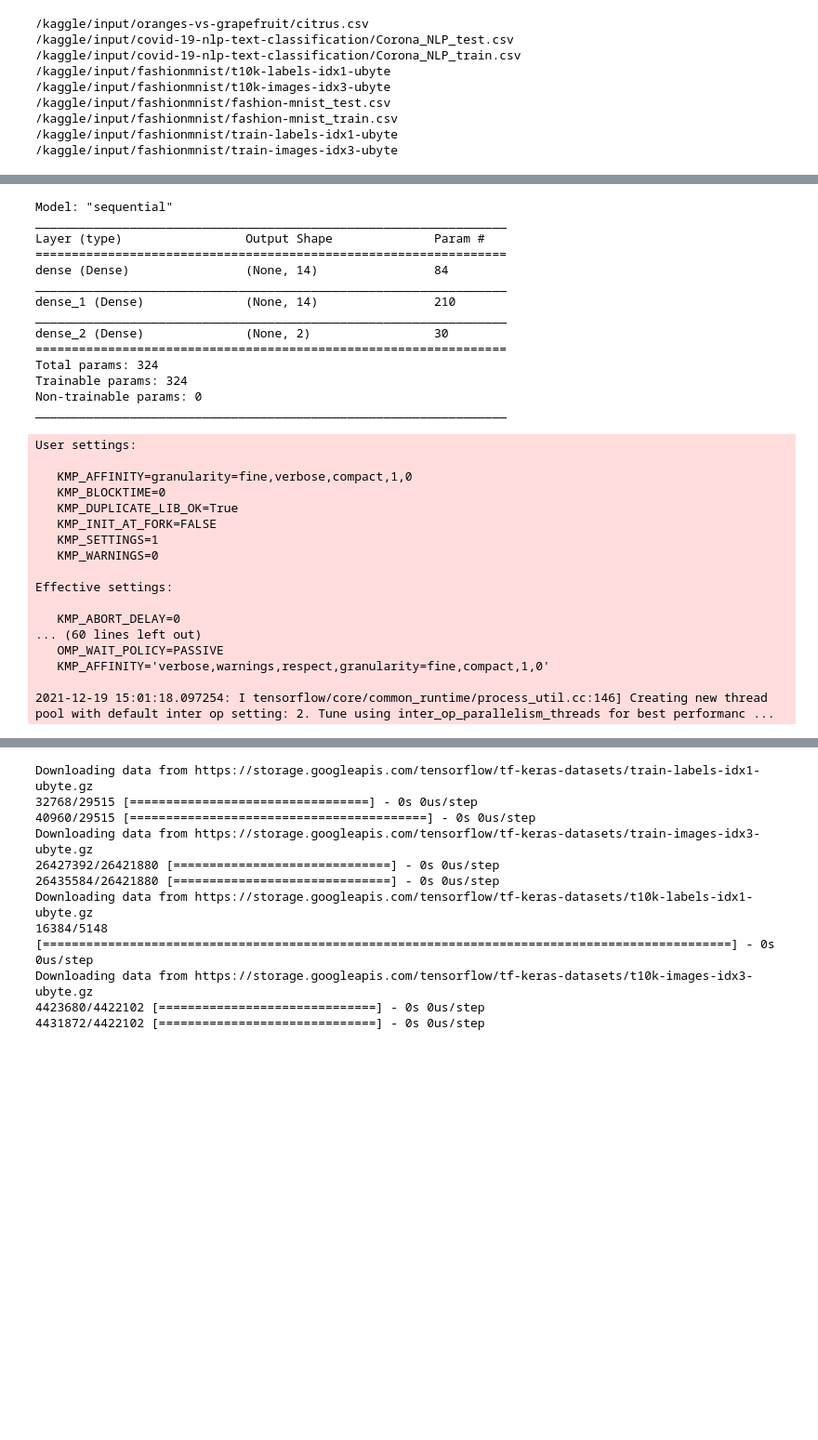
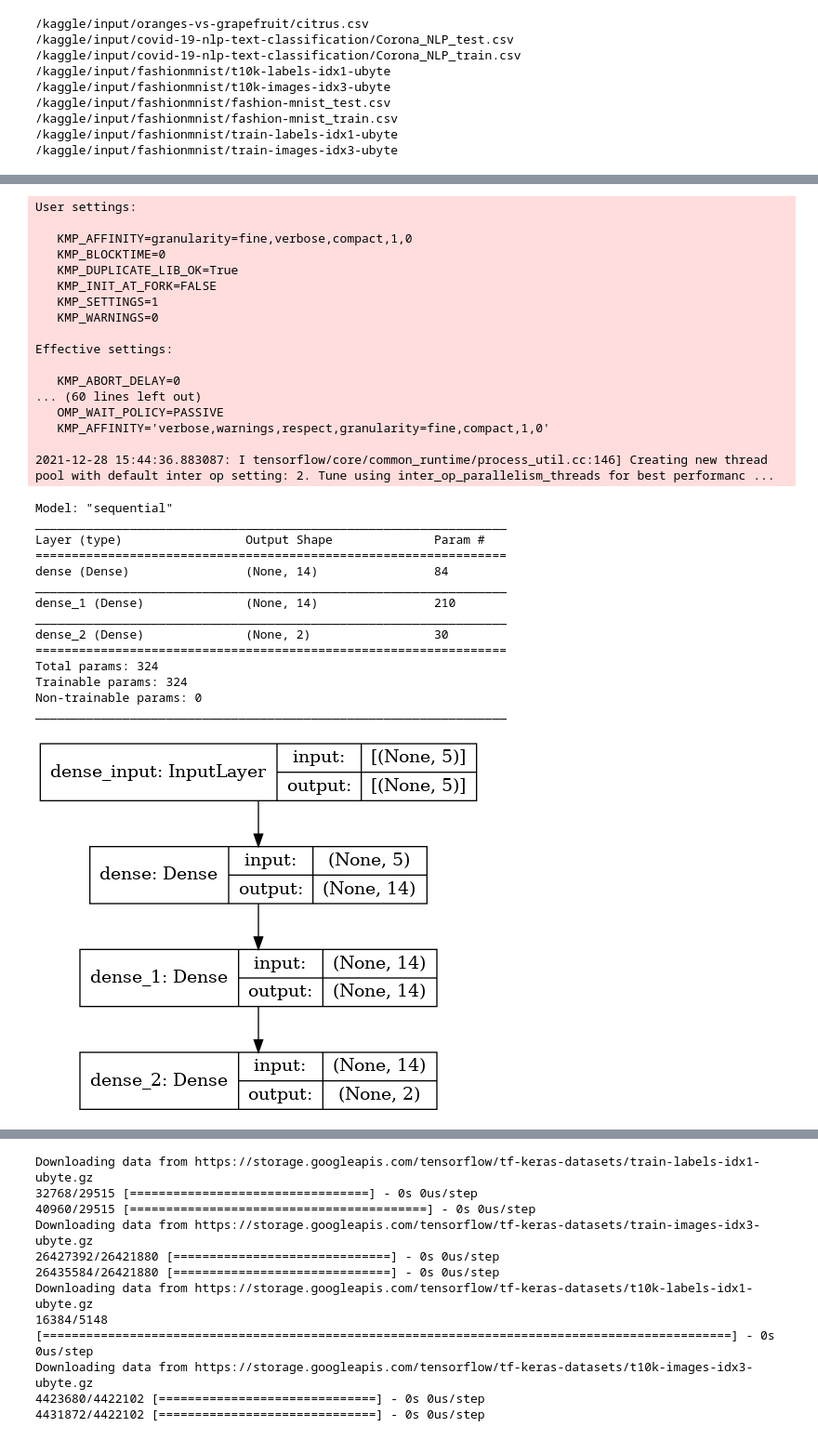
Before and after one commit to kus-machine/Course5-machine-learning, a Jupyter notebook: c5lab4-network.ipynb, the cells around one changed output, grey strips where cells are left out. Shown at 93% size. Cells and saved outputs as stored; diff of their text form; code cells hidden in the pictures; blank space fills up the shorter version.

```diff
--- a/c5lab4-network.ipynb
+++ b/c5lab4-network.ipynb
@@ -65,43 +65,45 @@ array([[0.38250556, 0.34712446, 0.58108108, 0.52631579, 0.        ],
 # %%
 model =  keras.Sequential()
 model.add(layers.Dense(14, activation='relu', input_shape=(5,)))
 model.add(layers.Dense(14, activation='relu'))
 model.add(layers.Dense(2, activation='sigmoid'))
 
 model.summary()
 model.compile(loss='binary_crossentropy',   optimizer='adam', metrics=['accuracy'])
+keras.utils.plot_model(model, show_shapes=True)
 # %% [output]
-Model: "sequential"
-_________________________________________________________________
-Layer (type)                 Output Shape              Param #
-=================================================================
-dense (Dense)                (None, 14)                84
-_________________________________________________________________
-dense_1 (Dense)              (None, 14)                210
-_________________________________________________________________
-dense_2 (Dense)              (None, 2)                 30
-=================================================================
-Total params: 324
-Trainable params: 324
-Non-trainable params: 0
-_________________________________________________________________
+User settings:
+
+   KMP_AFFINITY=granularity=fine,verbose,compact,1,0
+   KMP_BLOCKTIME=0
+   KMP_DUPLICATE_LIB_OK=True
+   KMP_INIT_AT_FORK=FALSE
+   KMP_SETTINGS=1
+   KMP_WARNINGS=0
+
+Effective settings:
+
+   KMP_ABORT_DELAY=0
+... (60 lines left out)
+   OMP_WAIT_POLICY=PASSIVE
+   KMP_AFFINITY='verbose,warnings,respect,granularity=fine,compact,1,0'
+
+2021-12-28 15:44:36.883087: I tensorflow/core/common_runtime/process_util.cc:146] Creating new thread pool with default inter op setting: 2. Tune using inter_op_parallelism_threads for best performanc ...
-User settings:
-
-   KMP_AFFINITY=granularity=fine,verbose,compact,1,0
-   KMP_BLOCKTIME=0
-   KMP_DUPLICATE_LIB_OK=True
-   KMP_INIT_AT_FORK=FALSE
-   KMP_SETTINGS=1
-   KMP_WARNINGS=0
-
-Effective settings:
-
-   KMP_ABORT_DELAY=0
-... (60 lines left out)
-   OMP_WAIT_POLICY=PASSIVE
-   KMP_AFFINITY='verbose,warnings,respect,granularity=fine,compact,1,0'
-
-2021-12-19 15:01:18.097254: I tensorflow/core/common_runtime/process_util.cc:146] Creating new thread pool with default inter op setting: 2. Tune using inter_op_parallelism_threads for best performanc ...
+Model: "sequential"
+_________________________________________________________________
+Layer (type)                 Output Shape              Param #
+=================================================================
+dense (Dense)                (None, 14)                84
+_________________________________________________________________
+dense_1 (Dense)              (None, 14)                210
+_________________________________________________________________
+dense_2 (Dense)              (None, 2)                 30
+=================================================================
+Total params: 324
+Trainable params: 324
+Non-trainable params: 0
+_________________________________________________________________
+[figure, added]
 # %%
 history = model.fit(scaled_X_train,
                     y_train,
```
Also changed, not shown: parts of 16 cells of this notebook.
